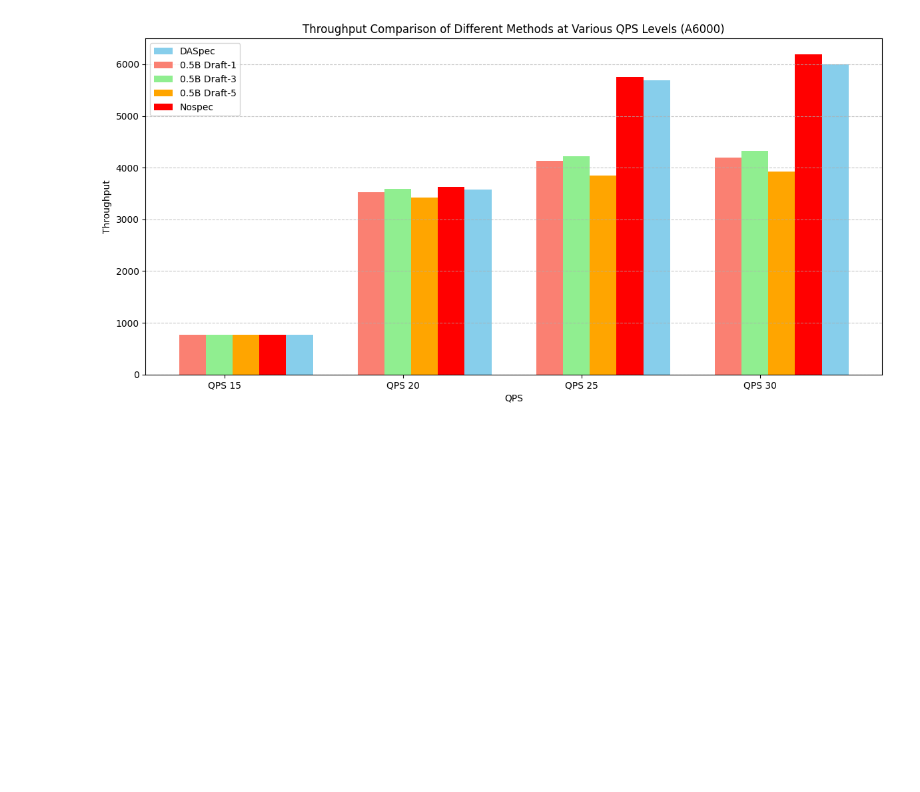
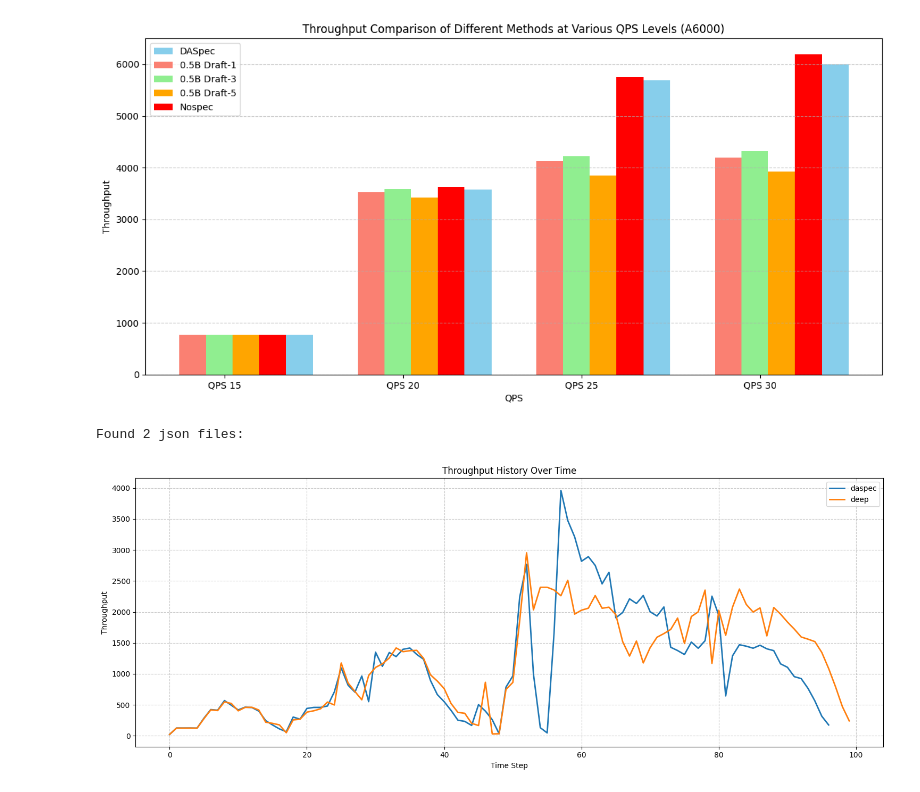
Before and after one commit to lihuahua123/vllm_speculative, a Jupyter notebook: exps/draw2.ipynb, the cells around one changed output. Saved outputs shown, nothing was run; the diff lists cells and outputs as text; code cells hidden in the pictures; blank space fills up the shorter version.

```diff
--- a/exps/draw2.ipynb
+++ b/exps/draw2.ipynb
@@ -507,3 +507,53 @@ plt.tight_layout()
 plt.show()
 # %% [output]
 [figure]
+# %%
+import json
+import matplotlib.pyplot as plt
+
+# 读取文件
+import os
+
+# Get list of all json files in throughput_history directory
+json_files = [f for f in os.listdir('../throughput_history') if f.endswith('.json')]
+
+# Sort files by name
+json_files.sort()
+
+print(f"Found {len(json_files)} json files:")
+json_list = []
+for f in json_files:
+    with open(f'../throughput_history/{f}', 'r') as f:
+        data = json.load(f)
+    json_list.append(data['throughput_history'][:])
+
+# with open('../throughput_history/throughput_history_20250513_190905.json', 'r') as f:
+#     data = json.load(f)
+# data['throughput_history']
+# Create figure and axis
+plt.figure(figsize=(15, 6))
+
+# Plot the time series
+label_list = []
+for f in json_files:
+    label_list.append(f.split('_')[2])
+for data,label in zip(json_list,label_list):
+    if label== 'deep' or label== 'daspec':
+        plt.plot(data, label=label, linewidth=2)
+
+# Add labels and title
+plt.xlabel('Time Step')
+plt.ylabel('Throughput')
+plt.legend()
+plt.title('Throughput History Over Time')
+
+# Add grid for better readability
+plt.grid(True, linestyle='--', alpha=0.7)
+
+# Adjust layout
+plt.tight_layout()
+
+plt.show()
+# %% [output]
+Found 2 json files:
+[figure, added]
```
Also changed, not shown: 7 other files.
